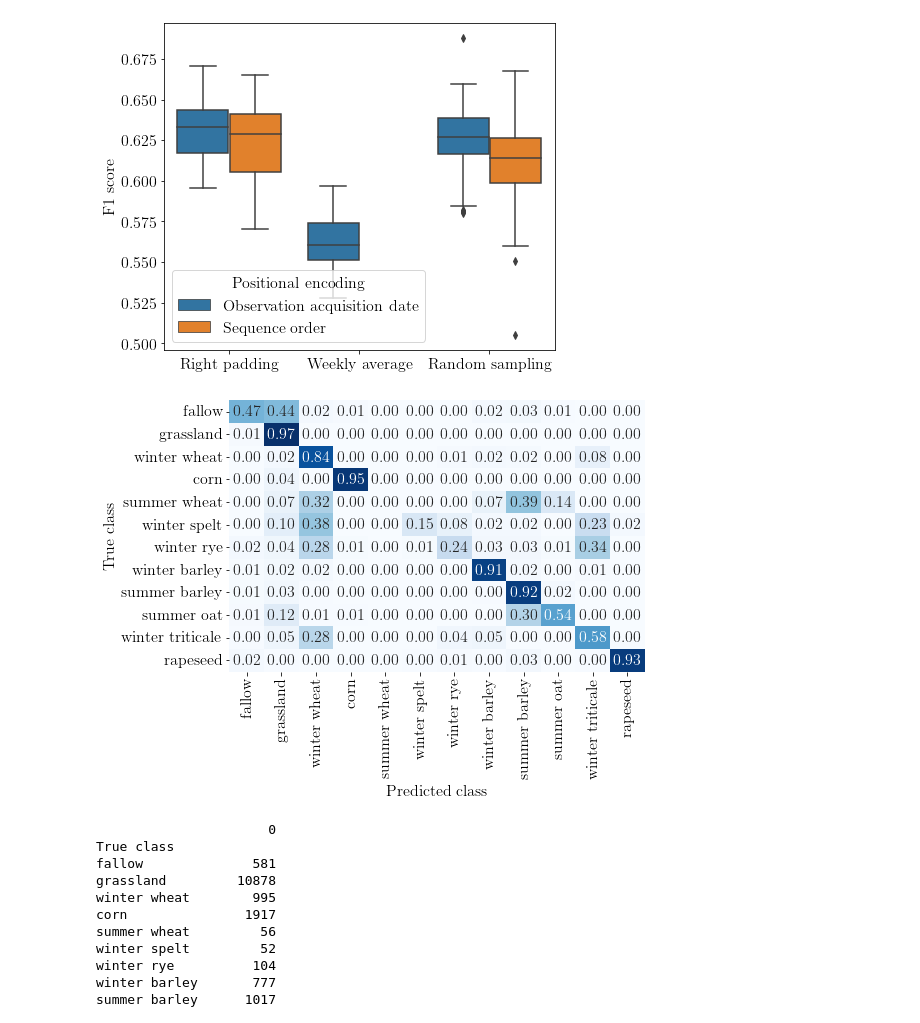
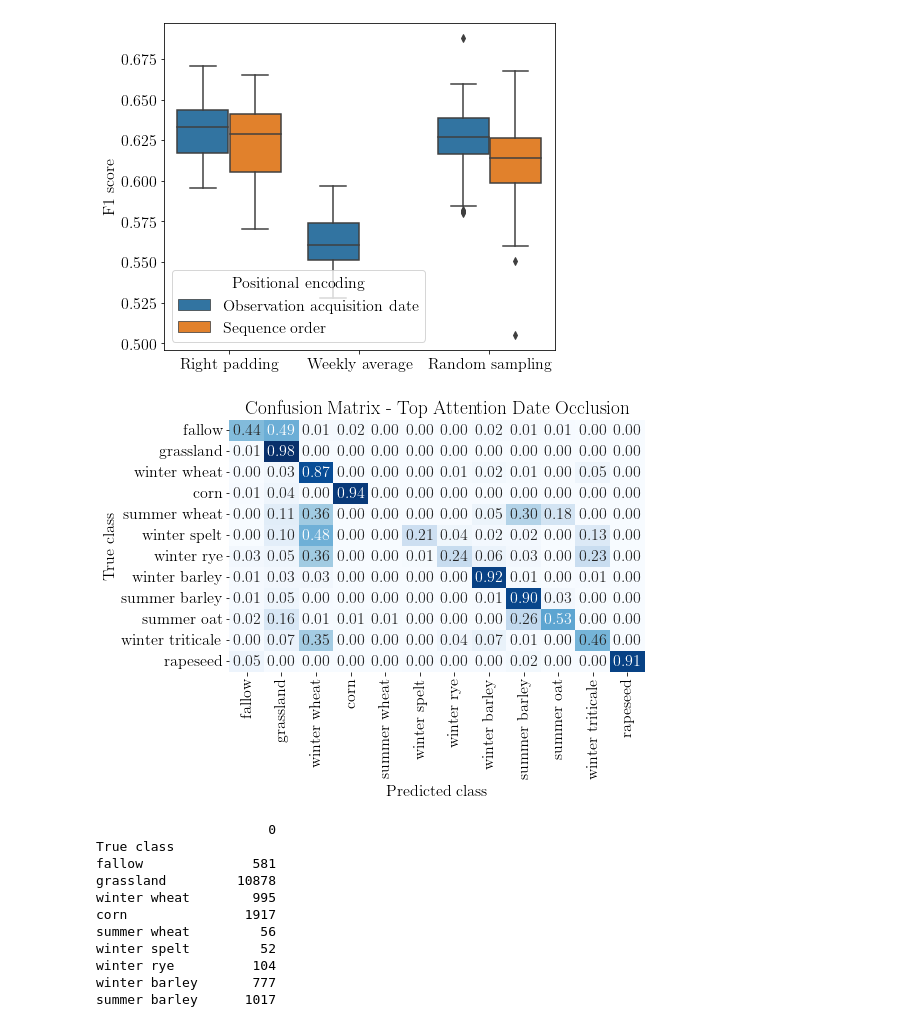
Before and after one commit to IvicaObadic/crop-type-classification-explainability, a Jupyter notebook: notebooks/results_analyzer.ipynb, the cells around one changed output. Cells and saved outputs as stored; diff of their text form; code cells hidden in the pictures.

```diff
--- a/notebooks/results_analyzer.ipynb
+++ b/notebooks/results_analyzer.ipynb
@@ -26,7 +26,7 @@ plt.rcParams.update({
 
 figure_results_path = "C:/Users/Ivica Obadic/paper_plots/appendix"
 
-NUM_CLASSES = 12
+NUM_CLASSES = 11
 RESULTS_BASE_DIR = "C:/Users/results/crop-type-classification-explainability/{}_classes/".format(NUM_CLASSES)
 
 def read_classification_results(classification_results_dir):
@@ -249,20 +249,22 @@ The PostScript backend does not support transparency; partially transparent arti
 [figure]
 # %%
 #confusion matrix analysis
-best_model_cm_path = os.path.join(RESULTS_BASE_DIR, "right_padding", "obs_aq_date", "layers=1,heads=1,emb_dim=128", "all_dates","1654184100", "predictions", "confusion_matrix.csv")
+best_model_cm_path = os.path.join(RESULTS_BASE_DIR, "right_padding", "obs_aq_date", "layers=1,heads=1,emb_dim=128", "143_num_dates","1655131391", "predictions", "confusion_matrix.csv")
 cm = pd.read_csv(best_model_cm_path)
 cm["True class"] = list(cm.columns)
 cm.set_index("True class", inplace=True)
 cmn = cm.astype('float') / cm.sum(axis=1)[:, np.newaxis]
 
 fig, axs = plt.subplots(ncols=1, figsize=(8, 6))
 
 cm_plot = sns.heatmap(cmn, annot=True, cmap="Blues", cbar=None, fmt='.2f')
 cm_plot.set_xlabel("Predicted class")
+axs.set_title("Confusion Matrix - Top Attention Date Occlusion", fontweight="bold")
+
 fig.tight_layout()
 #plt.savefig(os.path.join(figure_results_path, 'conf_matr_occluded_winter_crops.eps'), dpi=400)
 # %% [output]
-[figure, old version]
+[figure, new version]
 # %%
 fig, axs = plt.subplots(ncols=1, figsize=(6, 6))
 class_frequency = pd.DataFrame(cm.sum(axis=1))
```
Also changed, not shown: 3 other files.
